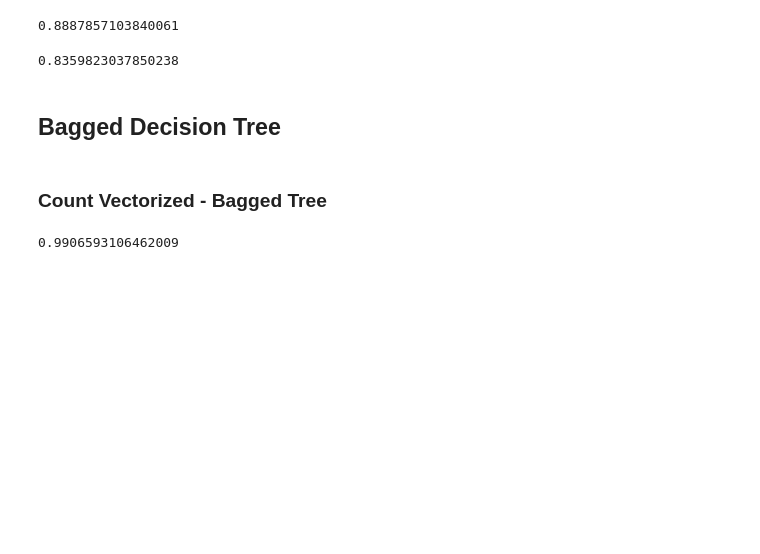
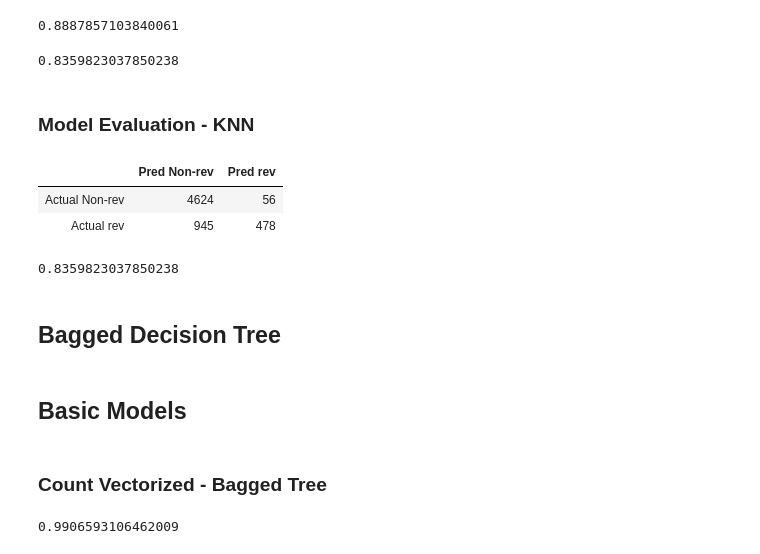
Before and after one commit to mayjordata/Project-TeamAlert, a Jupyter notebook: D.May Code Files/Modeling Notebook.ipynb, the cells around one changed output. Drawn from its saved outputs; the diff is of its cells as text; code cells hidden in the pictures; blank space fills up the shorter version.

```diff
--- a/D.May Code Files/Modeling Notebook.ipynb
+++ b/D.May Code Files/Modeling Notebook.ipynb
@@ -240,8 +260,28 @@ knn_gs.score(X_train, y_train)
 knn_gs.score(X_test, y_test)
 # %% [output]
 0.8359823037850238
+# %% [markdown]
+### Model Evaluation - KNN
+# %%
+preds = knn_gs.best_estimator_.predict(X_test)
+# %%
+matrix = confusion_matrix(y_test, preds)
+# %%
+cm_df = pd.DataFrame(matrix, columns=['Pred Non-rev', 'Pred rev'],
+            index = ['Actual Non-rev', 'Actual rev'])
+cm_df
+# %% [output]
+|  | Pred Non-rev | Pred rev |
+| Actual Non-rev | 4624 | 56 |
+| Actual rev | 945 | 478 |
+# %%
+accuracy_score(y_test, preds)
+# %% [output]
+0.8359823037850238
 # %% [markdown]
 ## Bagged Decision Tree
+# %% [markdown]
+## Basic Models
 # %% [markdown]
 ### Count Vectorized - Bagged Tree
 # %%
```
Also changed, not shown: parts of 32 cells of this notebook, 1 other file.
